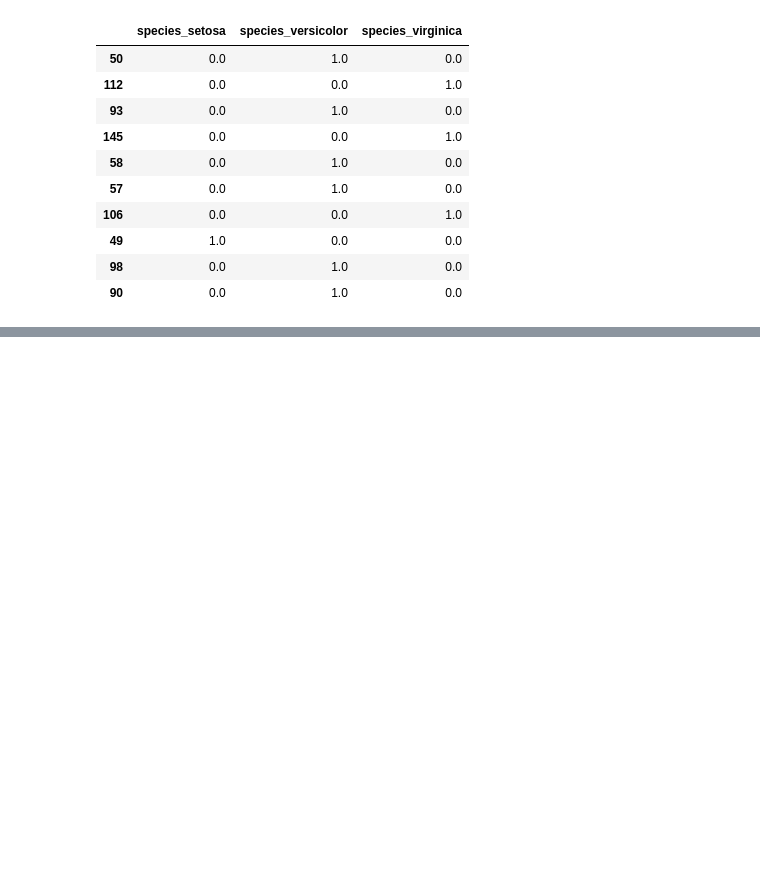
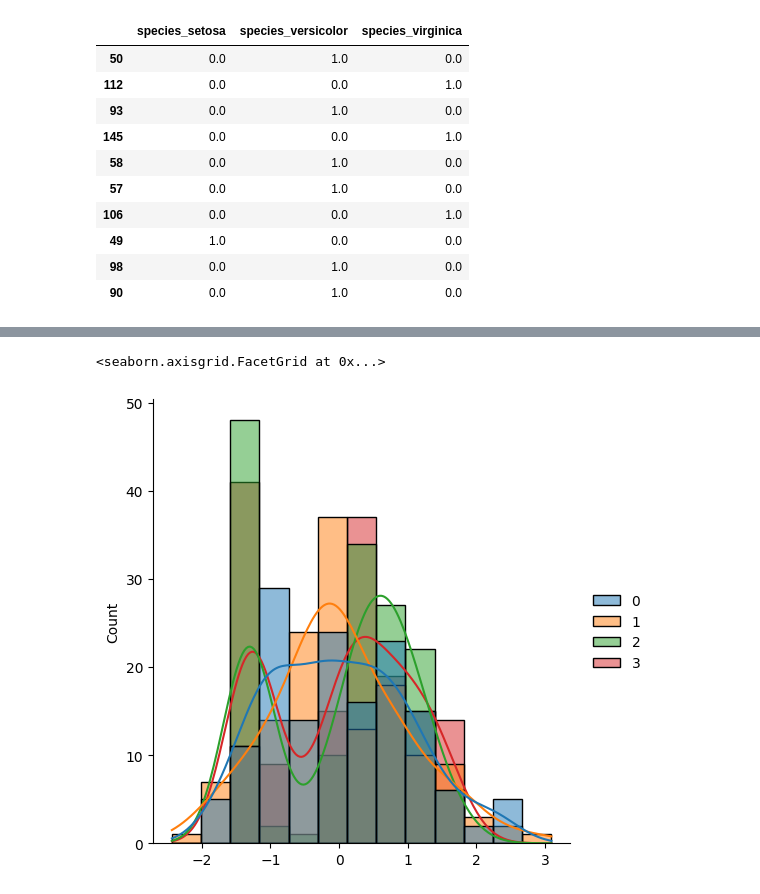
Before and after one commit to malik09-teach/ML-BASICS-PROJECTS-, a Jupyter notebook: feature engineering/scaling.ipynb, the cells around one changed output, grey strips where cells are left out. Cells and saved outputs as stored; diff of their text form; code cells hidden in the pictures; blank space fills up the shorter version.

Commit message:
scaled value updtaed

```diff
--- a/feature engineering/scaling.ipynb
+++ b/feature engineering/scaling.ipynb
@@ -73,4 +74,4 @@ Y.sample(10)
 # %%
 scaler=StandardScaler()
 # %%
-X_scaled=
+X_scaled=scaler.fit_transform(x)
@@ -76,0 +98,5 @@ X_scaled=
+# %%
+sns.displot(X_scaled,kde=True)
+# %% [output]
+<seaborn.axisgrid.FacetGrid at 0x...>
+[figure, added]
```
Also changed, not shown: parts of 3 cells of this notebook.
